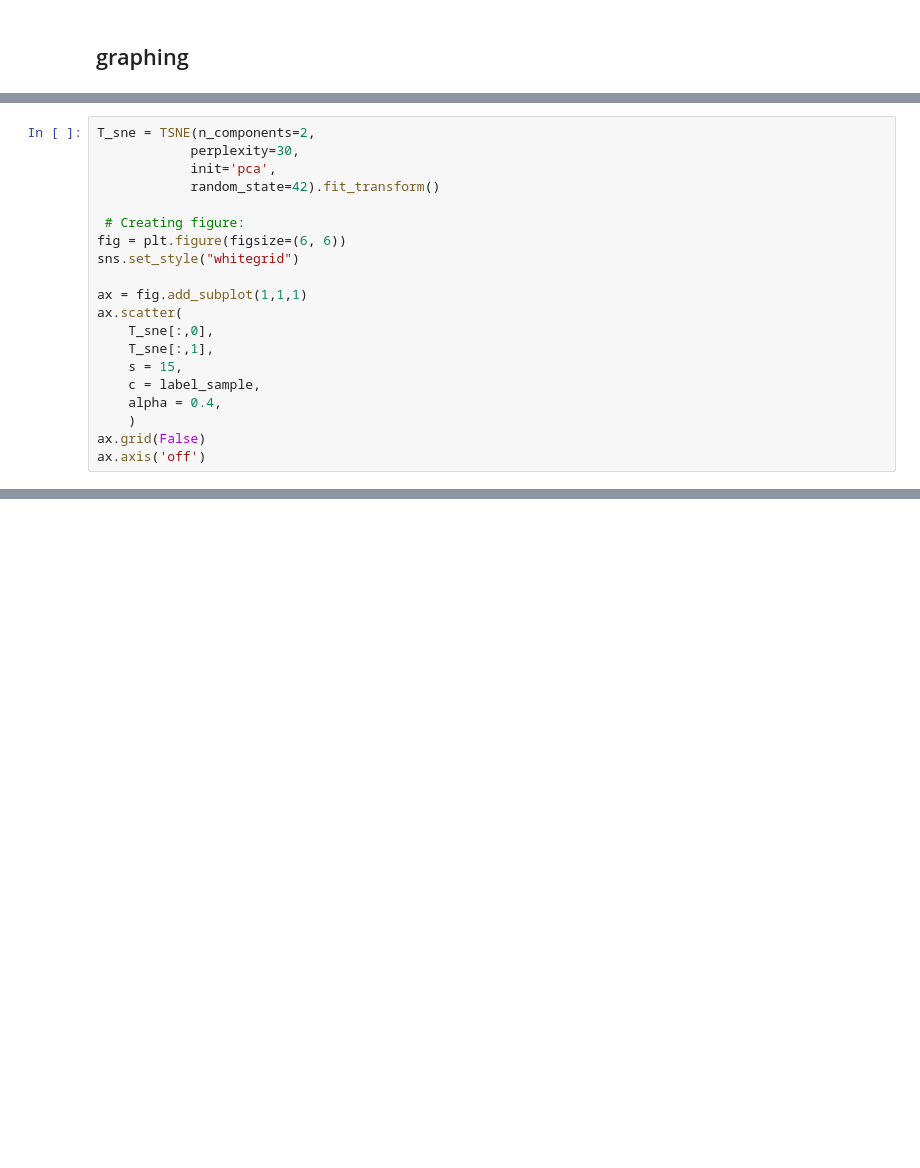
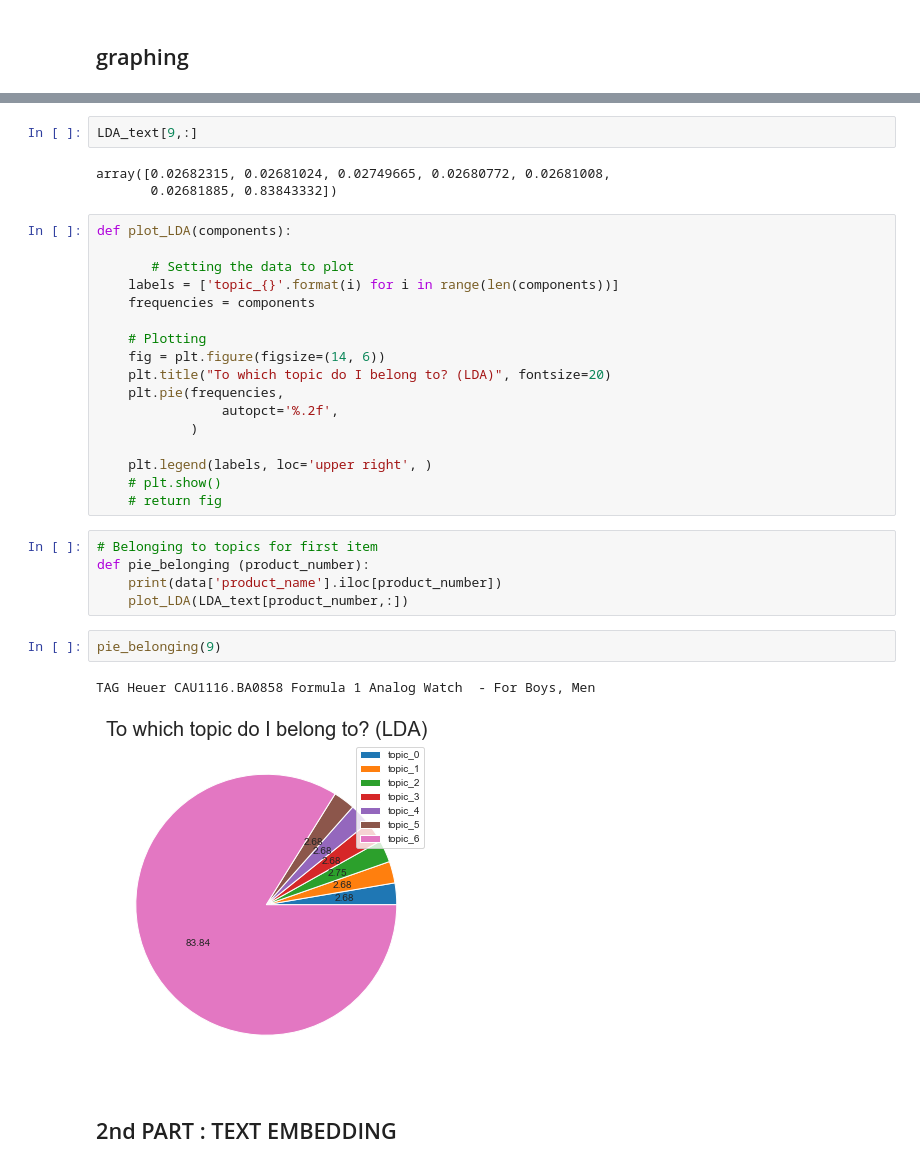
Before and after one commit to RomSlom/P6-DS-OC, a Jupyter notebook: Slomczynski_Romain_1_notebook.ipynb, the cells around one changed output, grey strips where cells are left out. Saved outputs shown, nothing was run; the diff lists cells and outputs as text; blank space fills up the shorter version.

```diff
--- a/Slomczynski_Romain_1_notebook.ipynb
+++ b/Slomczynski_Romain_1_notebook.ipynb
@@ -929,20 +967,0 @@ t-SNE done! Time elapsed: 15760.557308673859 seconds
-# %%
-T_sne = TSNE(n_components=2,
-            perplexity=30,
-            init='pca',
-            random_state=42).fit_transform()
-
- # Creating figure:
-fig = plt.figure(figsize=(6, 6))
-sns.set_style("whitegrid")
-
-ax = fig.add_subplot(1,1,1)
-ax.scatter(
-    T_sne[:,0],
-    T_sne[:,1],
-    s = 15,
-    c = label_sample,
-    alpha = 0.4,
-    )
-ax.grid(False)
-ax.axis('off')
@@ -954,0 +1090,34 @@ ax.axis('off')
+# %%
+LDA_text[9,:]
+# %% [output]
+array([0.02682315, 0.02681024, 0.02749665, 0.02680772, 0.02681008,
+       0.02681885, 0.83843332])
+# %%
+def plot_LDA(components):
+
+       # Setting the data to plot
+    labels = ['topic_{}'.format(i) for i in range(len(components))]
+    frequencies = components
+
+    # Plotting
+    fig = plt.figure(figsize=(14, 6))
+    plt.title("To which topic do I belong to? (LDA)", fontsize=20)
+    plt.pie(frequencies,
+                autopct='%.2f',
+            )
+
+    plt.legend(labels, loc='upper right', )
+    # plt.show()
+    # return fig
+# %%
+# Belonging to topics for first item
+def pie_belonging (product_number):
+    print(data['product_name'].iloc[product_number])
+    plot_LDA(LDA_text[product_number,:])
+# %%
+pie_belonging(9)
+# %% [output]
+TAG Heuer CAU1116.BA0858 Formula 1 Analog Watch  - For Boys, Men
+[figure, added]
+# %% [markdown]
+## 2nd PART : TEXT EMBEDDING
```
Also changed, not shown: parts of 71 cells of this notebook, 1 other file.
